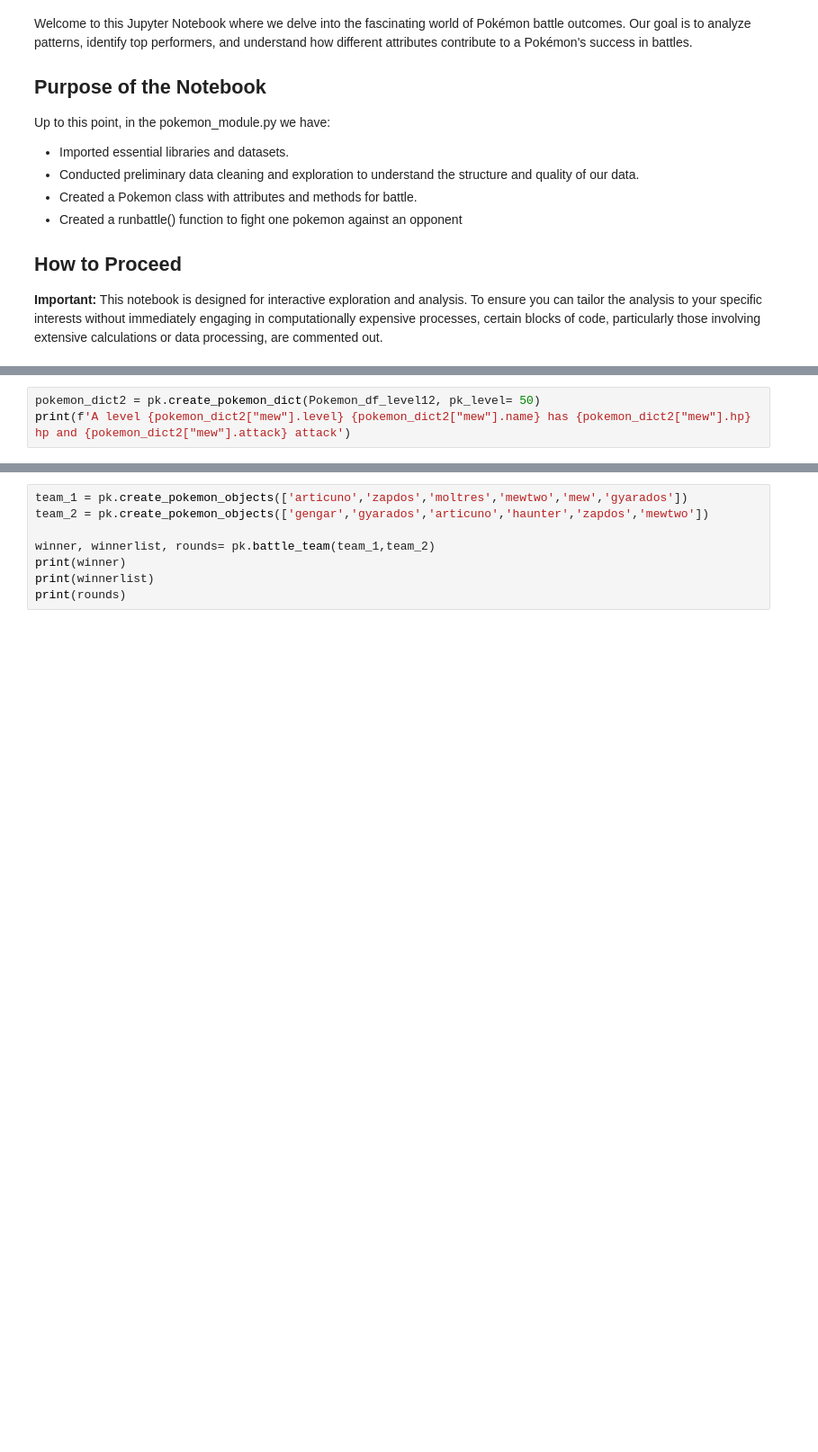
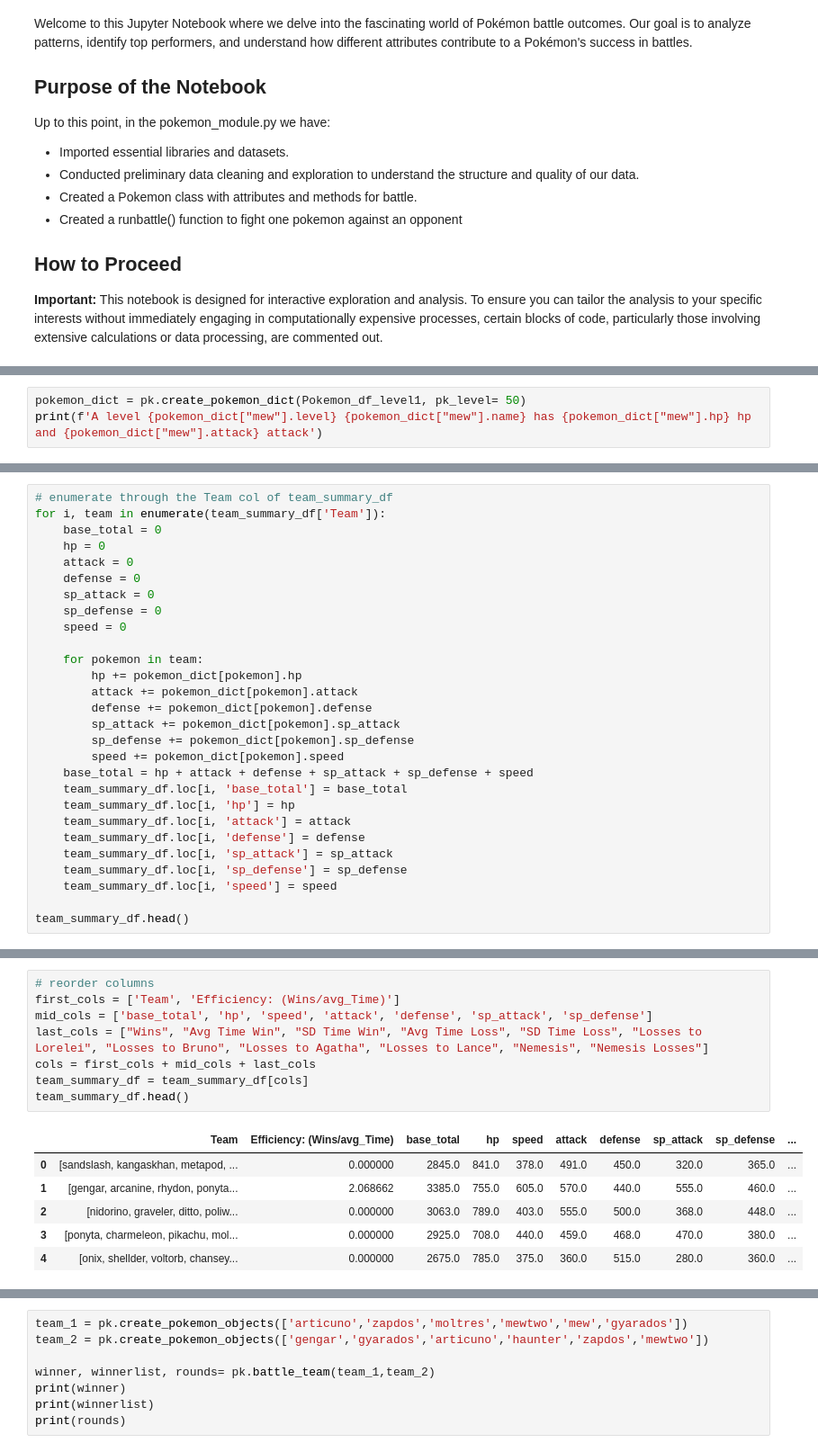
Before and after one commit to hayden-burger/Pokemon-3-Return-of-the-Kingler, a Jupyter notebook: testpokemon.ipynb, the cells around one changed output, grey strips where cells are left out. Shown at 90% size. Drawn from its saved outputs; the diff is of its cells as text; blank space fills up the shorter version.

```diff
--- a/testpokemon.ipynb
+++ b/testpokemon.ipynb
@@ -84,4 +42,4 @@ A level 50.0 charmander has 99 hp and 57 attack
 # %%
-pokemon_dict2 = pk.create_pokemon_dict(Pokemon_df_level12, pk_level= 50)
-print(f'A level {pokemon_dict2["mew"].level} {pokemon_dict2["mew"].name} has {pokemon_dict2["mew"].hp} hp and {pokemon_dict2["mew"].attack} attack')
+pokemon_dict = pk.create_pokemon_dict(Pokemon_df_level1, pk_level= 50)
+print(f'A level {pokemon_dict["mew"].level} {pokemon_dict["mew"].name} has {pokemon_dict["mew"].hp} hp and {pokemon_dict["mew"].attack} attack')
 # %% [output]
@@ -142,0 +90,28 @@ Pokemon_df_level12
+# %%
+# enumerate through the Team col of team_summary_df
+for i, team in enumerate(team_summary_df['Team']):
+    base_total = 0
+    hp = 0
+    attack = 0
+    defense = 0
+    sp_attack = 0
+    sp_defense = 0
+    speed = 0
+
+    for pokemon in team:
+        hp += pokemon_dict[pokemon].hp
+        attack += pokemon_dict[pokemon].attack
+        defense += pokemon_dict[pokemon].defense
+        sp_attack += pokemon_dict[pokemon].sp_attack
+        sp_defense += pokemon_dict[pokemon].sp_defense
+        speed += pokemon_dict[pokemon].speed
+    base_total = hp + attack + defense + sp_attack + sp_defense + speed
+    team_summary_df.loc[i, 'base_total'] = base_total
+    team_summary_df.loc[i, 'hp'] = hp
+    team_summary_df.loc[i, 'attack'] = attack
+    team_summary_df.loc[i, 'defense'] = defense
+    team_summary_df.loc[i, 'sp_attack'] = sp_attack
+    team_summary_df.loc[i, 'sp_defense'] = sp_defense
+    team_summary_df.loc[i, 'speed'] = speed
+
+team_summary_df.head()
@@ -142,0 +125,15 @@ Pokemon_df_level12
+# %%
+# reorder columns
+first_cols = ['Team', 'Efficiency: (Wins/avg_Time)']
+mid_cols = ['base_total', 'hp', 'speed', 'attack', 'defense', 'sp_attack', 'sp_defense']
+last_cols = ["Wins", "Avg Time Win", "SD Time Win",	"Avg Time Loss", "SD Time Loss", "Losses to Lorelei", "Losses to Bruno", "Losses to Agatha", "Losses to Lance",	"Nemesis", "Nemesis Losses"]
+cols = first_cols + mid_cols + last_cols
+team_summary_df = team_summary_df[cols]
+team_summary_df.head()
+# %% [output]
+|  | Team | Efficiency: (Wins/avg_Time) | base_total | hp | speed | attack | defense | sp_attack | sp_defense | ... |
+| 0 | [sandslash, kangaskhan, metapod, ... | 0.000000 | 2845.0 | 841.0 | 378.0 | 491.0 | 450.0 | 320.0 | 365.0 | ... |
+| 1 | [gengar, arcanine, rhydon, ponyta... | 2.068662 | 3385.0 | 755.0 | 605.0 | 570.0 | 440.0 | 555.0 | 460.0 | ... |
+| 2 | [nidorino, graveler, ditto, poliw... | 0.000000 | 3063.0 | 789.0 | 403.0 | 555.0 | 500.0 | 368.0 | 448.0 | ... |
+| 3 | [ponyta, charmeleon, pikachu, mol... | 0.000000 | 2925.0 | 708.0 | 440.0 | 459.0 | 468.0 | 470.0 | 380.0 | ... |
+| 4 | [onix, shellder, voltorb, chansey... | 0.000000 | 2675.0 | 785.0 | 375.0 | 360.0 | 515.0 | 280.0 | 360.0 | ... |
```
Also changed, not shown: parts of 17 cells of this notebook, 6 other files.
